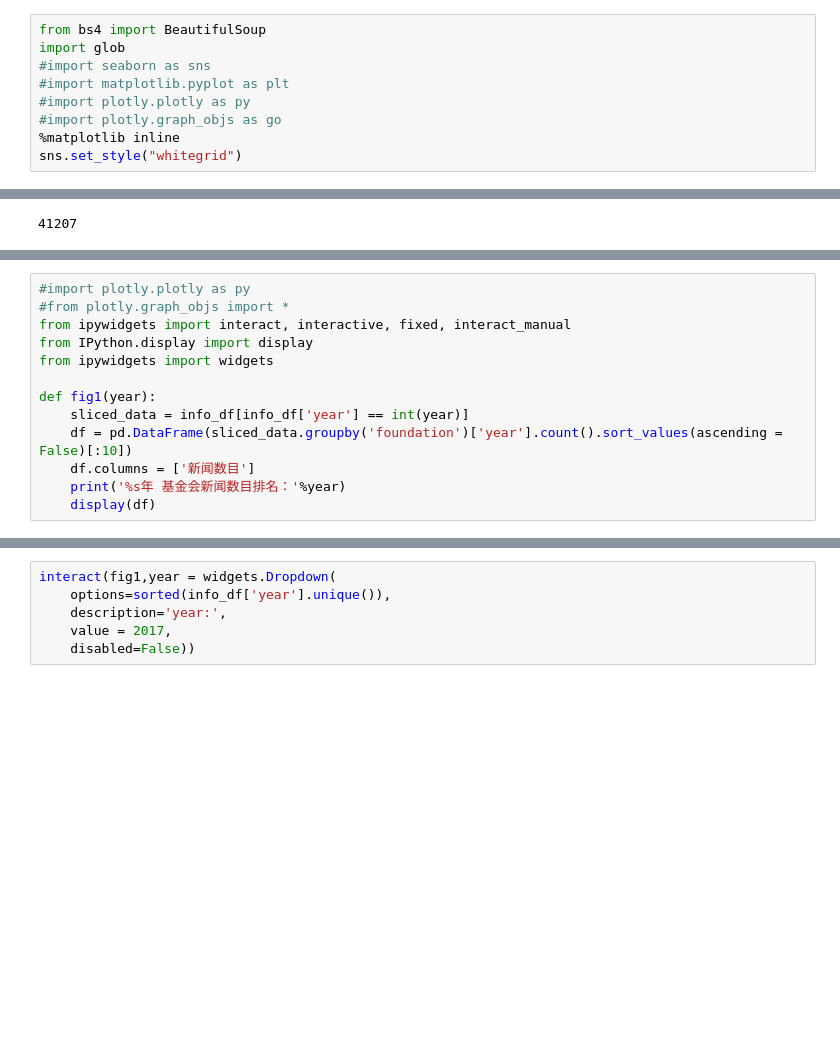
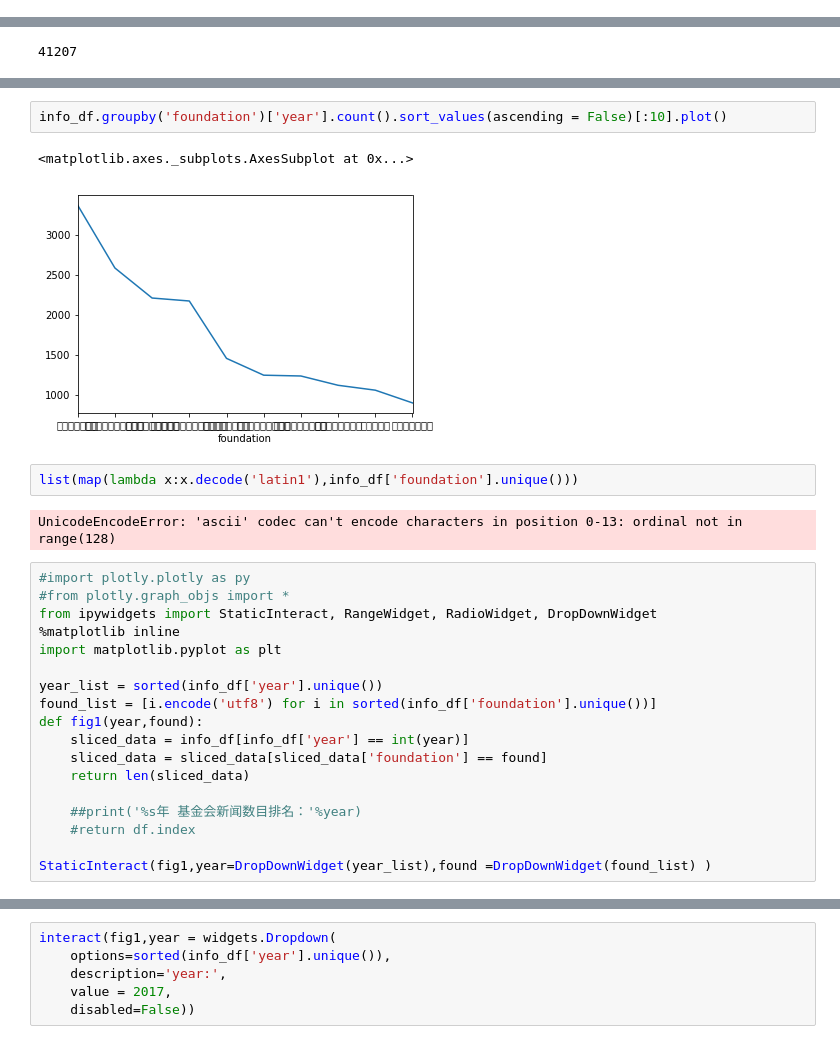
Before and after one commit to MiyainNYC/Rose, a Jupyter notebook: comp/analysis.ipynb, the cells around one changed output, grey strips where cells are left out. Cells and saved outputs as stored; diff of their text form; blank space fills up the shorter version.

```diff
--- a/comp/analysis.ipynb
+++ b/comp/analysis.ipynb
@@ -5,9 +0,0 @@ C:\Users\Miya\Desktop\comp\txt
-# %%
-from bs4 import BeautifulSoup
-import glob
-#import seaborn as sns
-#import matplotlib.pyplot as plt
-#import plotly.plotly as py
-#import plotly.graph_objs as go
-%matplotlib inline
-sns.set_style("whitegrid")
@@ -71,13 +50,27 @@ len(info_df.id.unique())
+# %%
+info_df.groupby('foundation')['year'].count().sort_values(ascending = False)[:10].plot()
+# %% [output]
+<matplotlib.axes._subplots.AxesSubplot at 0x...>
+[figure, added]
+# %%
+list(map(lambda x:x.decode('latin1'),info_df['foundation'].unique()))
+# %% [output]
+UnicodeEncodeError: 'ascii' codec can't encode characters in position 0-13: ordinal not in range(128)
 # %%
 #import plotly.plotly as py
 #from plotly.graph_objs import *
-from ipywidgets import interact, interactive, fixed, interact_manual
-from IPython.display import display
-from ipywidgets import widgets
+from ipywidgets import StaticInteract, RangeWidget, RadioWidget, DropDownWidget
+%matplotlib inline
+import matplotlib.pyplot as plt
 
-def fig1(year):
+year_list = sorted(info_df['year'].unique())
+found_list = [i.encode('utf8') for i in sorted(info_df['foundation'].unique())]
+def fig1(year,found):
     sliced_data = info_df[info_df['year'] == int(year)]
-    df = pd.DataFrame(sliced_data.groupby('foundation')['year'].count().sort_values(ascending = False)[:10])
-    df.columns = ['新闻数目']
-    print('%s年 基金会新闻数目排名：'%year)
-    display(df)
+    sliced_data = sliced_data[sliced_data['foundation'] == found]
+    return len(sliced_data)
+
+    ##print('%s年 基金会新闻数目排名：'%year)
+    #return df.index
+
+StaticInteract(fig1,year=DropDownWidget(year_list),found =DropDownWidget(found_list) )
```
Also changed, not shown: parts of 14 cells of this notebook.
